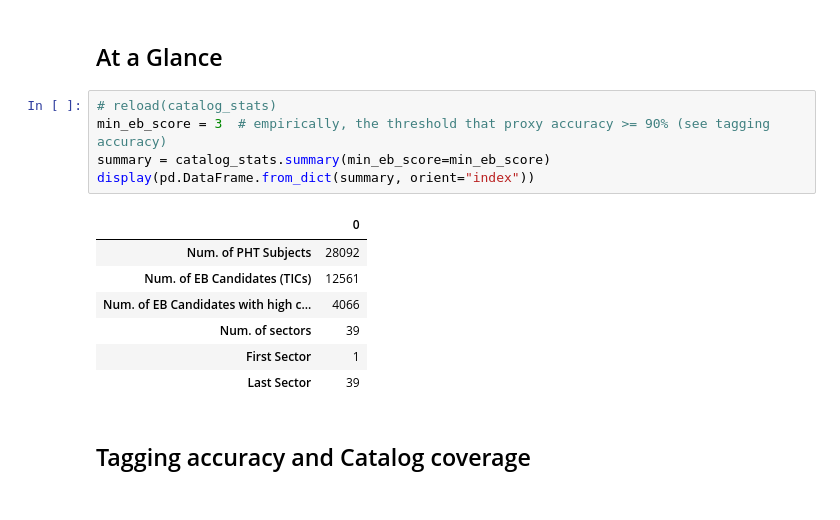
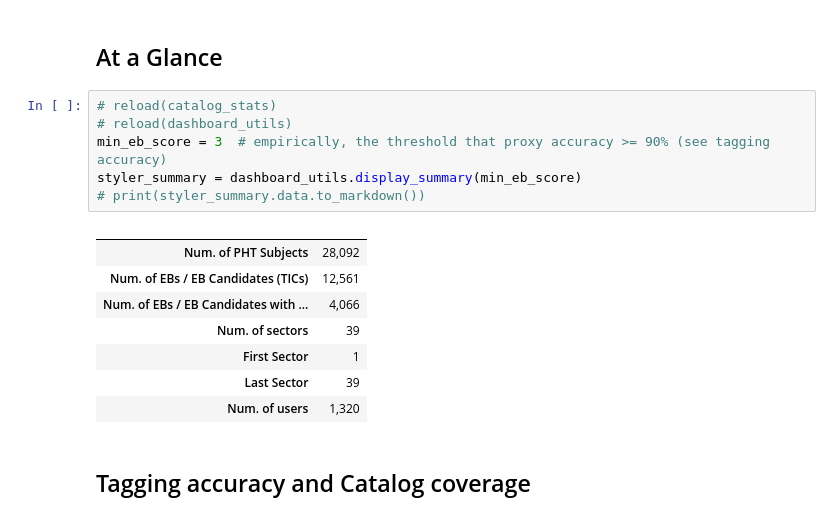
Before and after one commit to orionlee/pht_eb_stats2, a Jupyter notebook: src/dashboard.ipynb, the cells around one changed output. Saved outputs shown, nothing was run; the diff lists cells and outputs as text.

Commit message:
Overall stats: num. of users

```diff
--- a/src/dashboard.ipynb
+++ b/src/dashboard.ipynb
@@ -25,17 +25,19 @@ display(HTML("<style>.container { width:99% !important; }</style>"))
 ## At a Glance
 # %%
 # reload(catalog_stats)
+# reload(dashboard_utils)
 min_eb_score = 3  # empirically, the threshold that proxy accuracy >= 90% (see tagging accuracy)
-summary = catalog_stats.summary(min_eb_score=min_eb_score)
-display(pd.DataFrame.from_dict(summary, orient="index"))
+styler_summary = dashboard_utils.display_summary(min_eb_score)
+# print(styler_summary.data.to_markdown())
 # %% [output]
-|  | 0 |
-| Num. of PHT Subjects | 28092 |
-| Num. of EB Candidates (TICs) | 12561 |
-| Num. of EB Candidates with high c... | 4066 |
+|  |  |
+| Num. of PHT Subjects | 28,092 |
+| Num. of EBs / EB Candidates (TICs) | 12,561 |
+| Num. of EBs / EB Candidates with ... | 4,066 |
 | Num. of sectors | 39 |
 | First Sector | 1 |
 | Last Sector | 39 |
+| Num. of users | 1,320 |
 # %% [markdown]
 ## Tagging accuracy and Catalog coverage
 # %%
```
Also changed, not shown: 5 other files.
